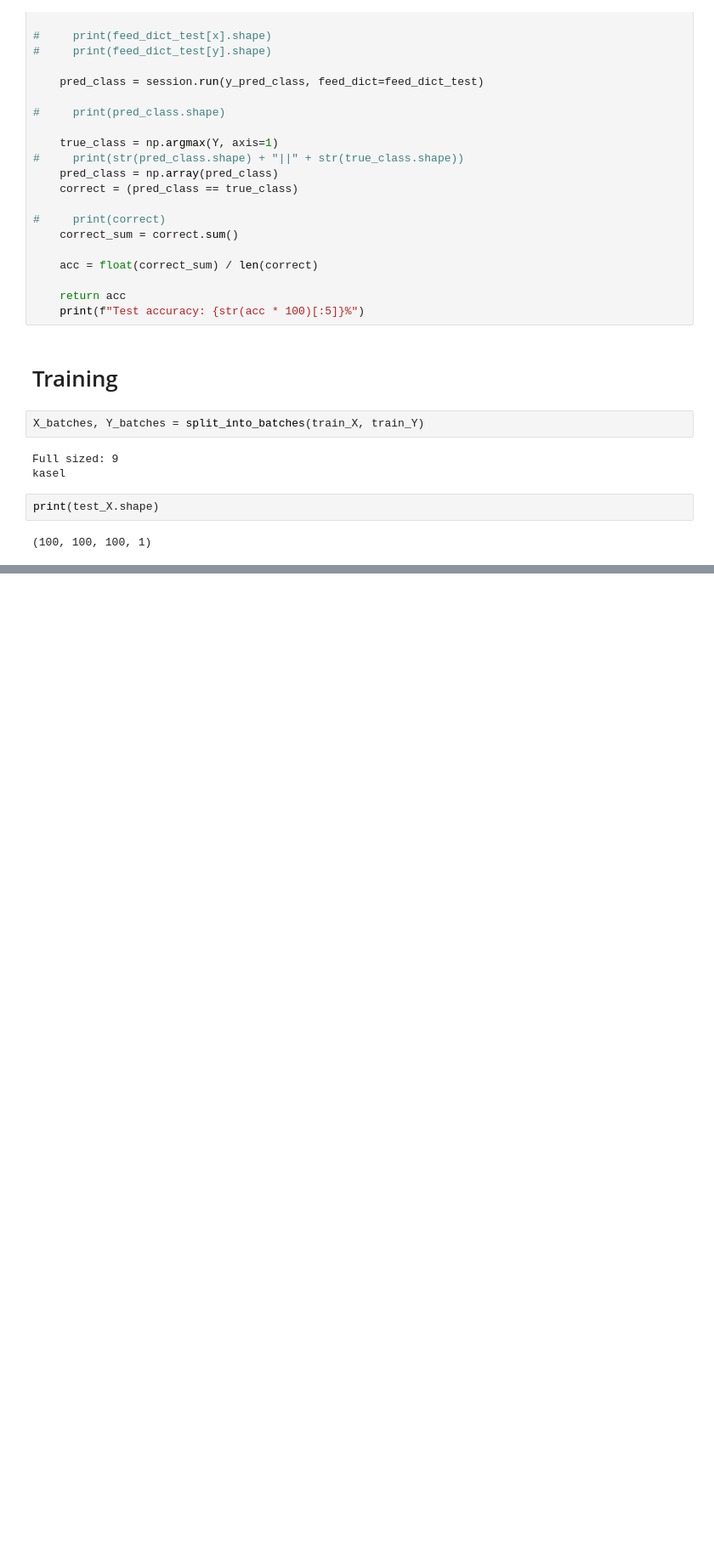
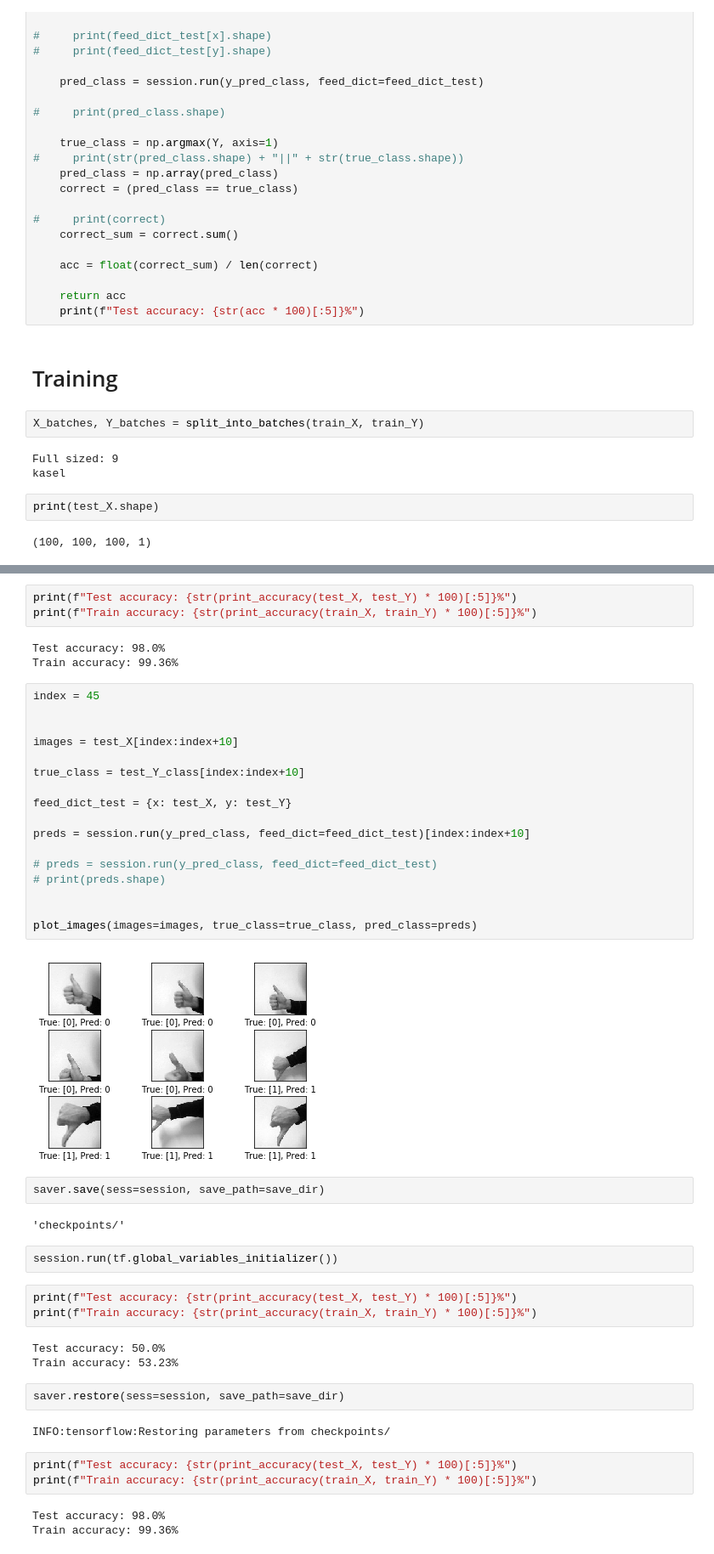
Before and after one commit to SNEKBOI/hand_gesture_recognition, a Jupyter notebook: training_model_like_dislike.ipynb, the cells around one changed output, grey strips where cells are left out. Shown: that part at 85% size. Drawn from its saved outputs; the diff is of its cells as text; blank space fills up the shorter version.

Commit message:
training_model_like_dislike.ipynb can now save and load parameter values in checkpoints folder

```diff
--- a/training_model_like_dislike.ipynb
+++ b/training_model_like_dislike.ipynb
@@ -541,0 +583,47 @@ plot_images(images=images, true_class=true_class)
+# %%
+print(f"Test accuracy: {str(print_accuracy(test_X, test_Y) * 100)[:5]}%")
+print(f"Train accuracy: {str(print_accuracy(train_X, train_Y) * 100)[:5]}%")
+# %% [output]
+Test accuracy: 98.0%
+Train accuracy: 99.36%
+# %%
+index = 45
+
+
+images = test_X[index:index+10]
+
+true_class = test_Y_class[index:index+10]
+
+feed_dict_test = {x: test_X, y: test_Y}
+
+preds = session.run(y_pred_class, feed_dict=feed_dict_test)[index:index+10]
+
+# preds = session.run(y_pred_class, feed_dict=feed_dict_test)
+# print(preds.shape)
+
+
+plot_images(images=images, true_class=true_class, pred_class=preds)
+# %% [output]
+[figure, added]
+# %%
+saver.save(sess=session, save_path=save_dir)
+# %% [output]
+'checkpoints/'
+# %%
+session.run(tf.global_variables_initializer())
+# %%
+print(f"Test accuracy: {str(print_accuracy(test_X, test_Y) * 100)[:5]}%")
+print(f"Train accuracy: {str(print_accuracy(train_X, train_Y) * 100)[:5]}%")
+# %% [output]
+Test accuracy: 50.0%
+Train accuracy: 53.23%
+# %%
+saver.restore(sess=session, save_path=save_dir)
+# %% [output]
+INFO:tensorflow:Restoring parameters from checkpoints/
+# %%
+print(f"Test accuracy: {str(print_accuracy(test_X, test_Y) * 100)[:5]}%")
+print(f"Train accuracy: {str(print_accuracy(train_X, train_Y) * 100)[:5]}%")
+# %% [output]
+Test accuracy: 98.0%
+Train accuracy: 99.36%
```
Also changed, not shown: parts of 25 cells of this notebook, 4 other files.
